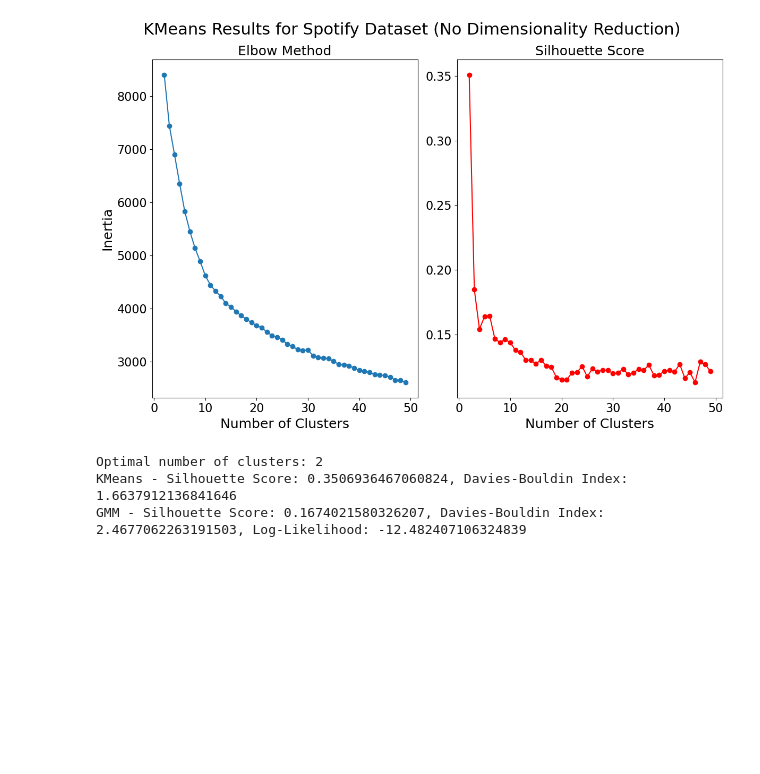
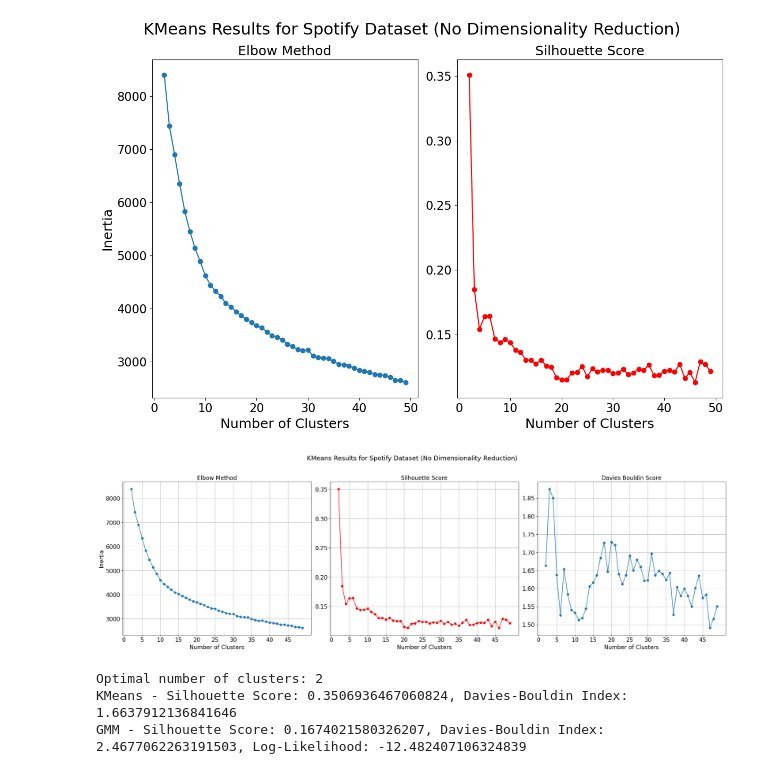
Before and after one commit to nico-medellin/Studying-the-Effects-of-Clustering-and-Dimension-Reduction-on-Neural-Network-Performance, a Jupyter notebook: assignment_3.ipynb, the cells around one changed output. Saved outputs shown, nothing was run; the diff lists cells and outputs as text; code cells hidden in the pictures; blank space fills up the shorter version.

Commit message:
updated models that automatically save visuals

```diff
--- a/assignment_3.ipynb
+++ b/assignment_3.ipynb
@@ -408,3 +408,37 @@ spotify_features_encoded.describe()
 | 50% | 121.000000 | 69.000000 | 51.000000 | 66.000000 | 18.000000 | 0.000000 | 12.000000 | ... |
 | 75% | 140.250000 | 78.000000 | 70.000000 | 77.000000 | 43.000000 | 0.000000 | 24.000000 | ... |
 | max | 206.000000 | 96.000000 | 97.000000 | 97.000000 | 97.000000 | 91.000000 | 97.000000 | ... |
+# %%
+def evaluate_kmeans_clustering(X, k_range=range(2, 50), random_state=30, n_init=15):
+    """
+    Evaluates KMeans clustering using Elbow method (inertia),
+    Silhouette Score, and Davies-Bouldin Score.
+
+    Parameters:
+    - X (DataFrame or ndarray): Feature matrix.
+    - k_range (iterable): Range of k (number of clusters) to evaluate.
+    - random_state (int): Random state for reproducibility.
+    - n_init (int): Number of initializations for KMeans.
+
+    Returns:
+    - results (dict): Dictionary containing inertia, silhouette, and DB scores for each k.
+    """
+    inertia_scores = []
+    silhouette_scores = []
+    db_scores = []
+
+    for k in k_range:
+        kmeans = KMeans(n_clusters=k, random_state=random_state, n_init=n_init)
+        kmeans.fit(X)
+        labels = kmeans.labels_
+
+        inertia_scores.append(kmeans.inertia_)
+        silhouette_scores.append(silhouette_score(X, labels))
+        db_scores.append(davies_bouldin_score(X, labels))
+
+    return {
+        "k_values": list(k_range),
+        "inertia": inertia_scores,
+        "silhouette": silhouette_scores,
+        "davies_bouldin": db_scores
+    }
@@ -458,6 +542,17 @@ plt.tight_layout()
 plt.show()
 # %% [output]
 [figure]
+# %%
+function_results = evaluate_kmeans_clustering(X_train_spotify, k_range=range(2, 50), random_state=30, n_init=15)
+plot_kmeans_scores(
+    function_results["k_values"],
+    function_results["inertia"],
+    function_results["silhouette"],
+    function_results["davies_bouldin"],
+    title="KMeans Results for Spotify Dataset (No Dimensionality Reduction)"
+)
+# %% [output]
+[figure, added]
 # %%
 
 # Optimal number of clusters (choosing the best from both methods)
```
Also changed, not shown: parts of 2 cells of this notebook, 33 other files.
